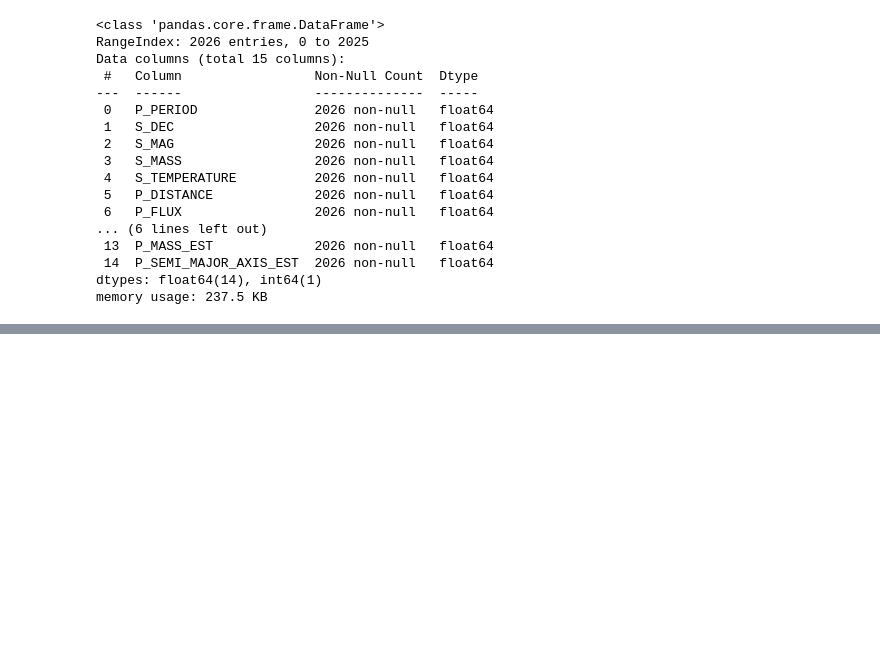
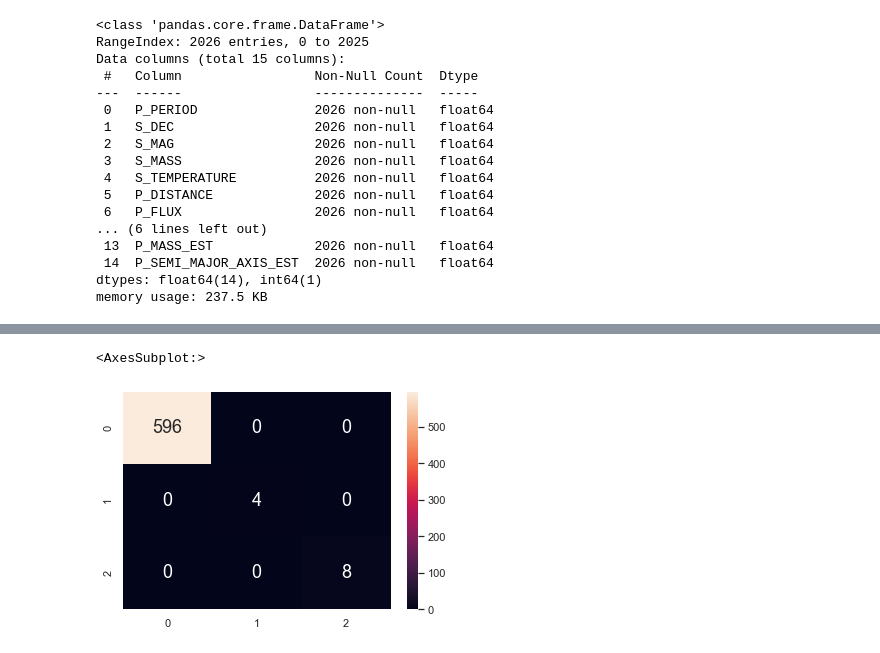
Before and after one commit to SigmaProtogen/SC1015-Exoplanet-Project, a Jupyter notebook: SC1015Proj_ML.ipynb, the cells around one changed output, grey strips where cells are left out. Saved outputs shown, nothing was run; the diff lists cells and outputs as text; code cells hidden in the pictures; blank space fills up the shorter version.

```diff
--- a/SC1015Proj_ML.ipynb
+++ b/SC1015Proj_ML.ipynb
@@ -93 +106,13 @@ IndexError: list index out of range
+# %%
+#Confusion matrix
+from sklearn.metrics import confusion_matrix
+
+rf.fit(X_train, y_train);
+pred = rf.predict(X_test)
+
+sb.heatmap(confusion_matrix(y_test, pred),
+           annot = True, fmt=".0f", annot_kws={"size": 18})
+# %% [output]
+<AxesSubplot:>
+[figure, added]
 # %%
```
Also changed, not shown: parts of 27 cells of this notebook.
